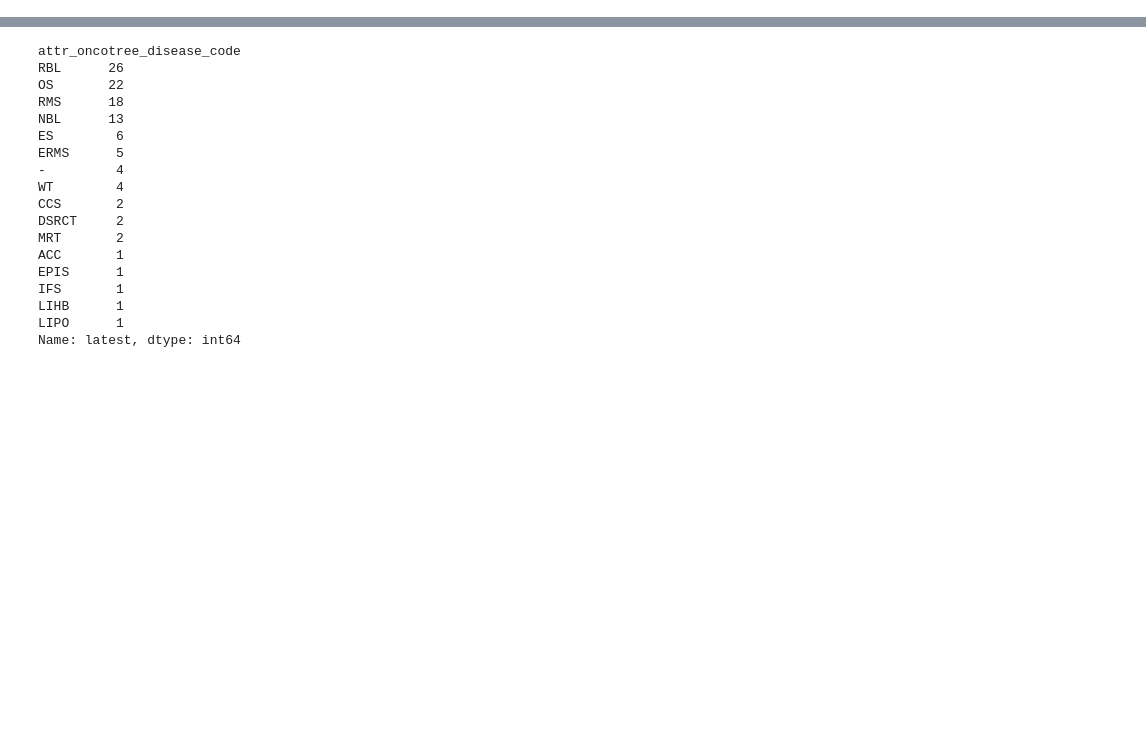
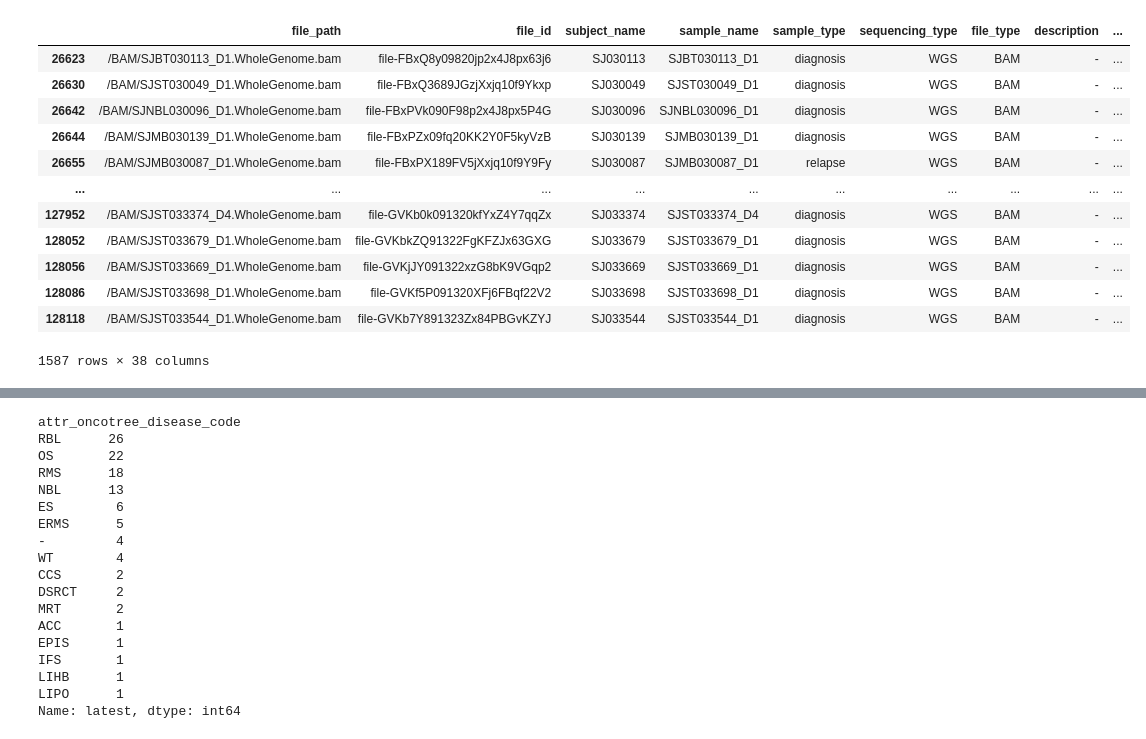
Before and after one commit to auberginekenobi/pedpancan_ecdna, a Jupyter notebook: 2022-02-23_sj_samples/st jude cohort.ipynb, the cells around one changed output, grey strips where cells are left out. Drawn from its saved outputs; the diff is of its cells as text; code cells hidden in the pictures; blank space fills up the shorter version.

```diff
--- a/2022-02-23_sj_samples/st jude cohort.ipynb
+++ b/2022-02-23_sj_samples/st jude cohort.ipynb
@@ -25,5 +28,22 @@ si_ppc_la="SAMPLE_INFO_2022-03-02.tsv"
 la = read_sampleinfo(si_ppc_la)
 la["source"]="la"
+# %%
+#ec=ec[~(ec["attr_oncotree_disease_code"].str.contains('|'.join(['ALL','AML','BLL','TLL','AMKL','LCH','MPRDS','ALCL','APL','CML','MDS'])))]
+la
+# %% [output]
+|  | file_path | file_id | subject_name | sample_name | sample_type | sequencing_type | file_type | description | ... |
+| 26623 | /BAM/SJBT030113_D1.WholeGenome.bam | file-FBxQ8y09820jp2x4J8px63j6 | SJ030113 | SJBT030113_D1 | diagnosis | WGS | BAM | - | ... |
+| 26630 | /BAM/SJST030049_D1.WholeGenome.bam | file-FBxQ3689JGzjXxjq10f9Ykxp | SJ030049 | SJST030049_D1 | diagnosis | WGS | BAM | - | ... |
+| 26642 | /BAM/SJNBL030096_D1.WholeGenome.bam | file-FBxPVk090F98p2x4J8px5P4G | SJ030096 | SJNBL030096_D1 | diagnosis | WGS | BAM | - | ... |
+| 26644 | /BAM/SJMB030139_D1.WholeGenome.bam | file-FBxPZx09fq20KK2Y0F5kyVzB | SJ030139 | SJMB030139_D1 | diagnosis | WGS | BAM | - | ... |
+| 26655 | /BAM/SJMB030087_D1.WholeGenome.bam | file-FBxPX189FV5jXxjq10f9Y9Fy | SJ030087 | SJMB030087_D1 | relapse | WGS | BAM | - | ... |
+| ... | ... | ... | ... | ... | ... | ... | ... | ... | ... |
+| 127952 | /BAM/SJST033374_D4.WholeGenome.bam | file-GVKb0k091320kfYxZ4Y7qqZx | SJ033374 | SJST033374_D4 | diagnosis | WGS | BAM | - | ... |
+| 128052 | /BAM/SJST033679_D1.WholeGenome.bam | file-GVKbkZQ91322FgKFZJx63GXG | SJ033679 | SJST033679_D1 | diagnosis | WGS | BAM | - | ... |
+| 128056 | /BAM/SJST033669_D1.WholeGenome.bam | file-GVKjJY091322xzG8bK9VGqp2 | SJ033669 | SJST033669_D1 | diagnosis | WGS | BAM | - | ... |
+| 128086 | /BAM/SJST033698_D1.WholeGenome.bam | file-GVKf5P091320XFj6FBqf22V2 | SJ033698 | SJST033698_D1 | diagnosis | WGS | BAM | - | ... |
+| 128118 | /BAM/SJST033544_D1.WholeGenome.bam | file-GVKb7Y891323Zx84PBGvKZYJ | SJ033544 | SJST033544_D1 | diagnosis | WGS | BAM | - | ... |
+1587 rows × 38 columns
 # %%
 #patient set overlap
 def patient_set_overlap():
```
Also changed, not shown: parts of 7 cells of this notebook.
